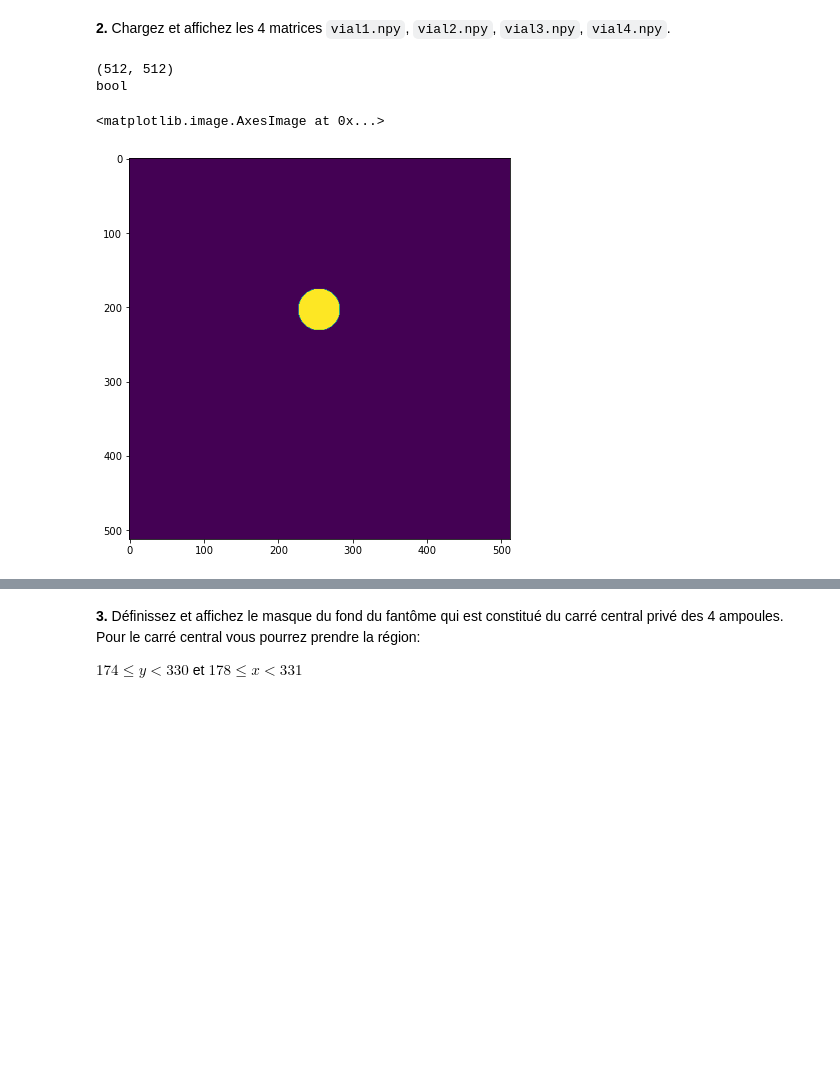
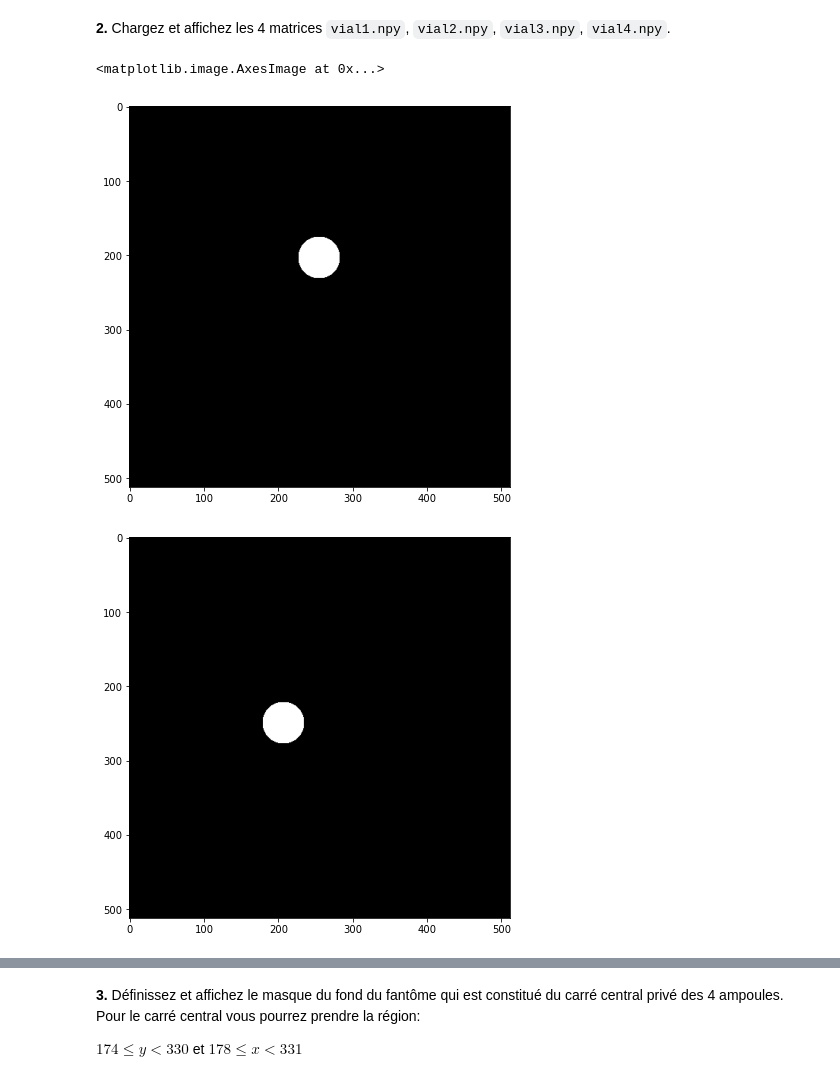
Before and after one commit to shuaisong9/Traitement_TP1, a Jupyter notebook: TP1/code/tp1_seance1.ipynb, the cells around one changed output, grey strips where cells are left out. Drawn from its saved outputs; the diff is of its cells as text; code cells hidden in the pictures; blank space fills up the shorter version.

```diff
--- a/TP1/code/tp1_seance1.ipynb
+++ b/TP1/code/tp1_seance1.ipynb
@@ -220,14 +293,21 @@ print(imgContraste.shape)
 # %%
 # Utilisez np.load('fichier.npy') pour charger une matrice numpy.
 vial1 = np.load('vial1.npy')
+plt.figure()
+plt.imshow(vial1,cmap="gray")
+
 vial2 = np.load('vial2.npy')
+plt.figure()
+plt.imshow(vial2,cmap="gray")
+
 vial3 = np.load('vial3.npy')
+plt.figure()
+plt.imshow(vial3,cmap="gray")
+
 vial4 = np.load('vial4.npy')
-print(vial1.shape)
-print(vial1.dtype)
-plt.imshow(vial1)
+plt.figure()
+plt.imshow(vial4,cmap="gray")
 # %% [output]
-(512, 512)
-bool
+<matplotlib.image.AxesImage at 0x...>
-<matplotlib.image.AxesImage at 0x...>
-[figure, old version]
+[figure, new version]
+[figure, added]
```
Also changed, not shown: parts of 18 cells of this notebook.
